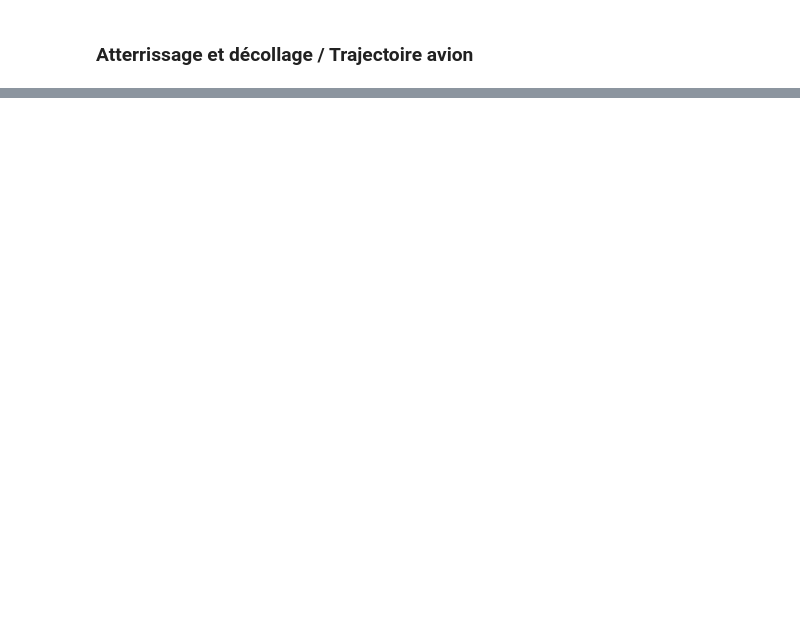
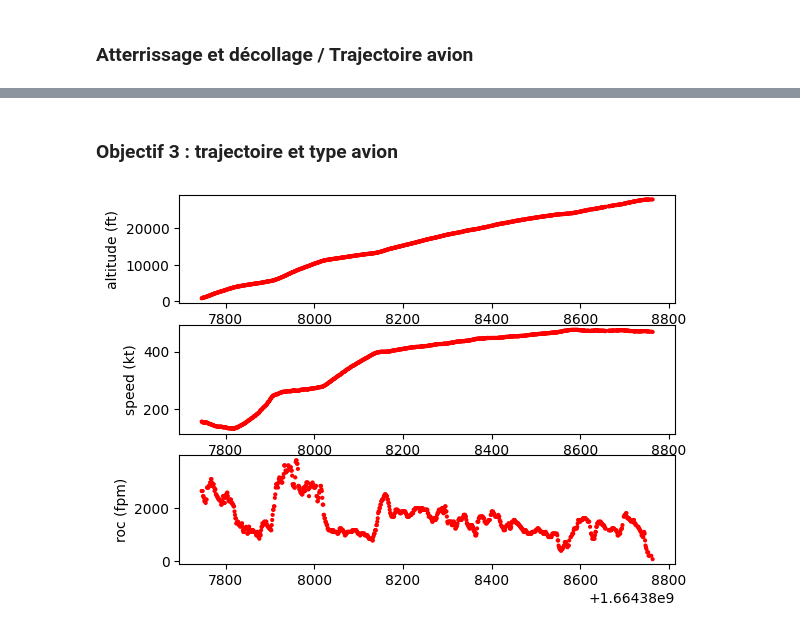
Before and after one commit to mboultam/Boultam-Meriem, a Jupyter notebook: objectif2.ipynb, the cells around one changed output, grey strips where cells are left out. Cells and saved outputs as stored; diff of their text form; code cells hidden in the pictures; blank space fills up the shorter version.

Commit message:
Ajout objectif 3

```diff
--- a/objectif2.ipynb
+++ b/objectif2.ipynb
@@ -135,5 +135,29 @@ data_new_na
 | 44 | 4ca9d0 | EI-EVH | B738 | Ryanair Designated Activity Company | 40290 | ['RYR8XZ', 'RYR8XZ', 'RYR8XZ', 'R... | [1664326351, 1664326350, 16643263... | [38000, 38000, 38000, 38000, 3800... | [0.16403961181640625, 0.164039611... | ... |
 | 45 | 4d220a | 9H-QDG | B738 | Unkown | 44756 / 6137 | ['RYR7649', 'RYR7649', 'RYR7649',... | [1664367939, 1664367933, 16643679... | [28475, 28475, 28400, 28375, 2832... | [3.560145178506541, 3.56014517850... | ... |
 | 46 | 4d228f | 9H-QEA | B738 | Unkown | 44784 | ['RYR136A', 'RYR136A', 'RYR136A',... | [1664367973, 1664367972, 16643679... | [8550, 8550, 8500, 8425, 8350, 83... | [1.3517107282366072, 1.3517107282... | ... |
+# %% [markdown]
+### Objectif 3 : trajectoire et type avion
+# %%
+nb = 7
+
+ac = list_type[nb]       #type avion
+
+aircraft = prop.aircraft(ac)
+fuelflow = FuelFlow(ac=ac)
+emission = Emission(ac=ac)
+
+ts = np.array(ast.literal_eval(list_time[nb]))
+spd = np.array(ast.literal_eval(list_tas[nb]))
+alt = np.array(ast.literal_eval(list_alt[nb]))
+distance = np.array(ast.literal_eval(list_distance[nb]))
+roc = np.array(ast.literal_eval(list_rate[nb]))
+tas_, alt_ = np.meshgrid(spd, alt)
+# %%
+fp = FlightPhase()
+fp.set_trajectory(ts, alt, spd, roc)
+labels = fp.phaselabel()
+test_segment(labels, ts, alt, spd, roc)
+# %% [output]
+[figure, added]
 # %%
 data_new_na.loc[41].to_csv('data_toulouse_att_dec.csv')
```
